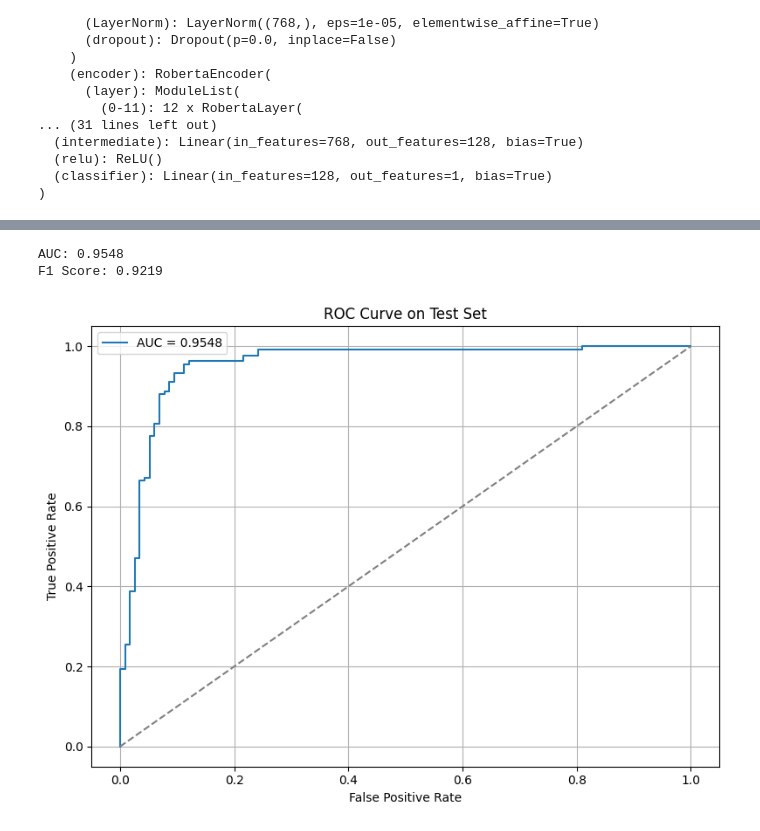
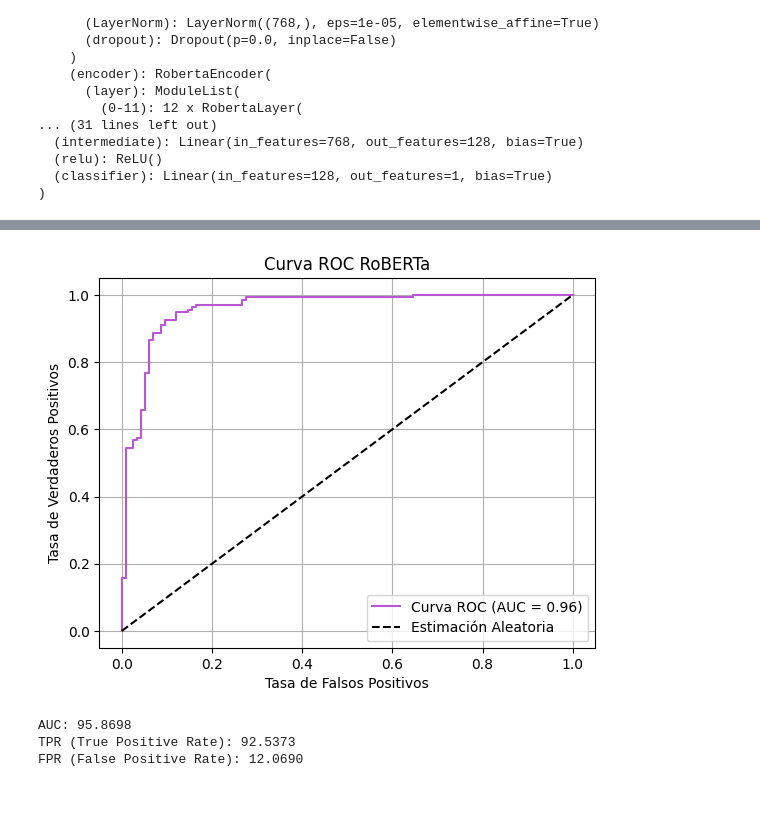
Before and after one commit to LordPobol/UltimoJamon-LosNintendoRepos, a Jupyter notebook: src/modulos/moduloEntrenamientoROBERTA.ipynb, the cells around one changed output, grey strips where cells are left out. Cells and saved outputs as stored; diff of their text form; code cells hidden in the pictures; blank space fills up the shorter version.

```diff
--- a/src/modulos/moduloEntrenamientoROBERTA.ipynb
+++ b/src/modulos/moduloEntrenamientoROBERTA.ipynb
@@ -270,7 +227,7 @@ for epoch in range(NUM_EPOCHS):
     if auc_val > best_auc:
         best_auc = auc_val
         patience_counter = 0
-        torch.save(model_final.state_dict(), "final_best_model.pt")
+        torch.save(model_final.state_dict(), "../../models/final_best_model.pt")
         print("Modelo guardado!")
     else:
         patience_counter += 1
@@ -314,6 +264,6 @@ plt.show()
 # %% [markdown]
 # Prueba
 # %%
-df_test = pd.read_csv("ds_BETO_TEST.csv")
+df_test = pd.read_csv("../../data/ds_BETO_TEST.csv")
 texts_test = df_test["texto_bert"].tolist()
 labels_test = df_test["class"].tolist()
@@ -323,5 +270,5 @@ loader_test = DataLoader(dataset_test, batch_size=BATCH_SIZE)
 # %%
-model_final.load_state_dict(torch.load("final_best_model.pt"))
+model_final.load_state_dict(torch.load("../../models/final_best_model.pt"))
 model_final.eval()
 # %% [output]
 RobertaClassifier(
@@ -376,0 +291,6 @@ plt.show()
+# %%
+y_true, y_probs, y_pred = obtener_probs(texts_test, labels_test, model_final)
+reporte = classification_report(y_true, y_pred)
+
+print("Reporte Clasificación RoBERTa:")
+print(reporte)
@@ -377,19 +314,28 @@ plt.show()
 # %%
-print(f"AUC: {auc_score:.4f}")
-print(f"F1 Score: {f1:.4f}")
+# Predicciones de probabilidad (para curva ROC)
+fpr, tpr, thresholds, auc_score = calcular_roc_auc(y_true, y_probs)
 
-plt.figure(figsize=(8, 6))
-plt.plot(fpr, tpr, label=f"AUC = {auc_score:.4f}")
-plt.plot([0, 1], [0, 1], linestyle='--', color='gray')
-plt.xlabel("False Positive Rate")
-plt.ylabel("True Positive Rate")
-plt.title("ROC Curve on Test Set")
-plt.legend()
+# Gráfica ROC
+plt.figure()
+plt.plot(fpr, tpr, color='mediumorchid', label=f"Curva ROC (AUC = {auc_score:.2f})")
+plt.plot([0, 1], [0, 1], 'k--', label="Estimación Aleatoria")
+plt.xlabel("Tasa de Falsos Positivos")
+plt.ylabel("Tasa de Verdaderos Positivos")
+plt.title("Curva ROC RoBERTa")
+plt.legend(loc="lower right")
 plt.grid()
-plt.tight_layout()
-plt.savefig("roc_curve_test_set.png")
 plt.show()
 # %% [output]
-AUC: 0.9548
-F1 Score: 0.9219
-[figure, old version]
+[figure, new version]
+# %%
+# Cálculo de métricas de desempeño de la matriz de confusión
+TPR, FPR = metricas_tpr_fpr(cm)
+
+# Mostrar métricas
+print(f"AUC: {(auc_score * 100):.4f}")
+print(f"TPR (True Positive Rate): {(TPR * 100):.4f}")
+print(f"FPR (False Positive Rate): {(FPR * 100):.4f}")
+# %% [output]
+AUC: 95.8698
+TPR (True Positive Rate): 92.5373
+FPR (False Positive Rate): 12.0690
```
Also changed, not shown: parts of 19 cells of this notebook, 6 other files.
